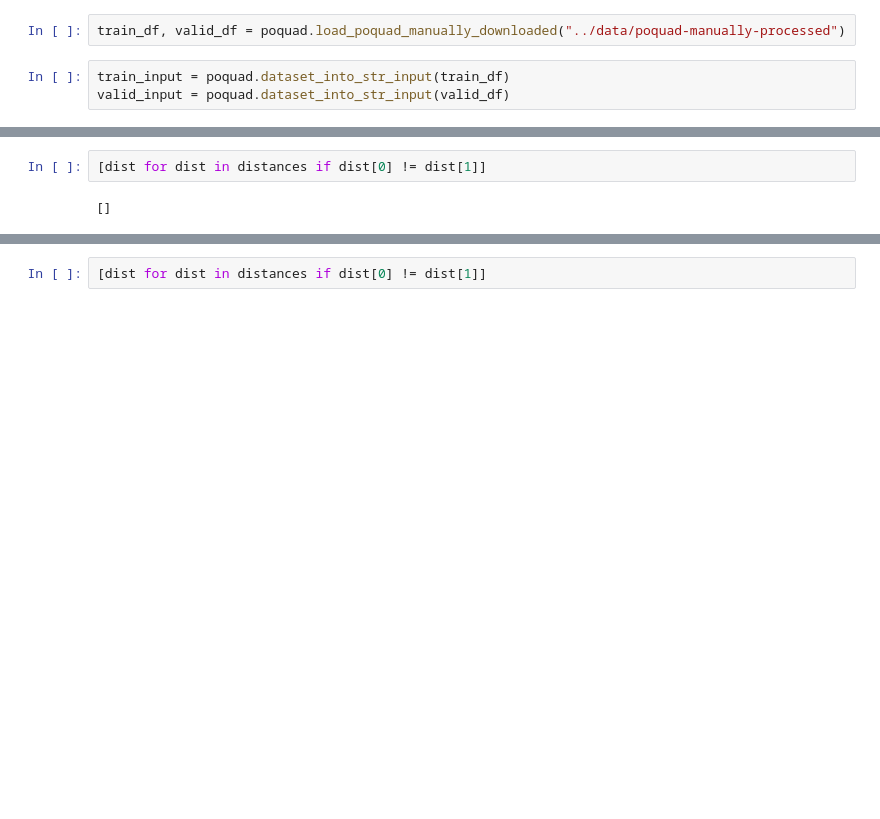
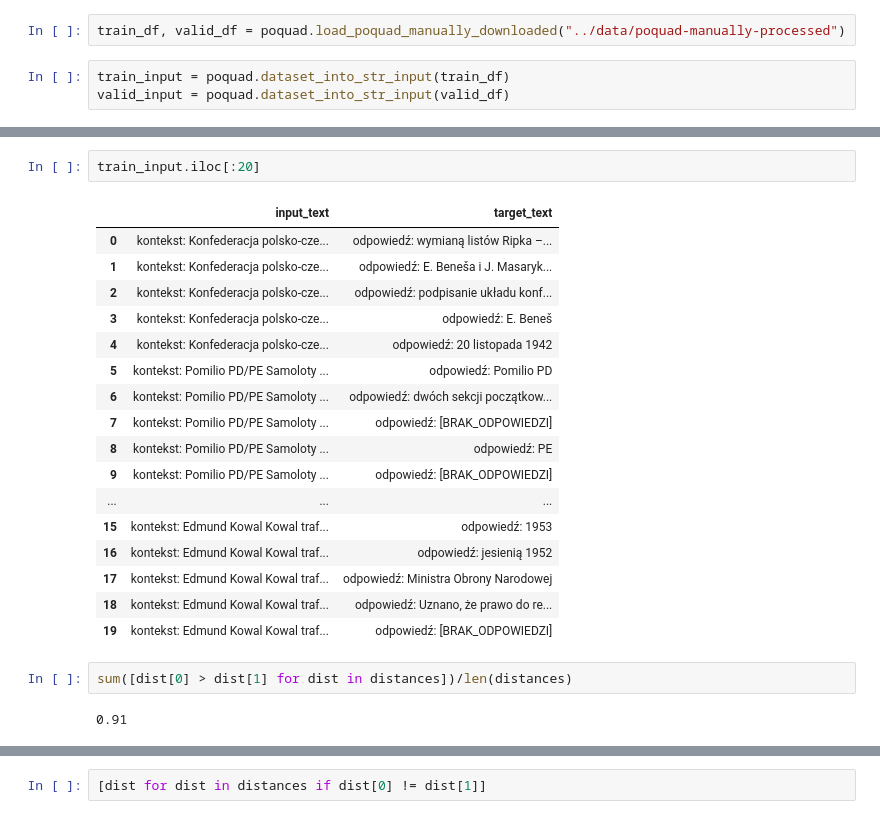
Before and after one commit to LazyDart/poleval-2024-qa, a Jupyter notebook: notebooks/5 Levenshtein Calculation before and after 1 epoch.ipynb, the cells around one changed output, grey strips where cells are left out. Drawn from its saved outputs; the diff is of its cells as text; blank space fills up the shorter version.

```diff
--- a/notebooks/5 Levenshtein Calculation before and after 1 epoch.ipynb
+++ b/notebooks/5 Levenshtein Calculation before and after 1 epoch.ipynb
@@ -37,7 +54,27 @@ for i in range(100):
+# %%
+train_input.iloc[:20]
+# %% [output]
+|  | input_text | target_text |
+| 0 | kontekst: Konfederacja polsko-cze... | odpowiedź: wymianą listów Ripka –... |
+| 1 | kontekst: Konfederacja polsko-cze... | odpowiedź: E. Beneša i J. Masaryk... |
+| 2 | kontekst: Konfederacja polsko-cze... | odpowiedź: podpisanie układu konf... |
+| 3 | kontekst: Konfederacja polsko-cze... | odpowiedź: E. Beneš |
+| 4 | kontekst: Konfederacja polsko-cze... | odpowiedź: 20 listopada 1942 |
+| 5 | kontekst: Pomilio PD/PE Samoloty ... | odpowiedź: Pomilio PD |
+| 6 | kontekst: Pomilio PD/PE Samoloty ... | odpowiedź: dwóch sekcji początkow... |
+| 7 | kontekst: Pomilio PD/PE Samoloty ... | odpowiedź: [BRAK_ODPOWIEDZI] |
+| 8 | kontekst: Pomilio PD/PE Samoloty ... | odpowiedź: PE |
+| 9 | kontekst: Pomilio PD/PE Samoloty ... | odpowiedź: [BRAK_ODPOWIEDZI] |
+| ... | ... | ... |
+| 15 | kontekst: Edmund Kowal Kowal traf... | odpowiedź: 1953 |
+| 16 | kontekst: Edmund Kowal Kowal traf... | odpowiedź: jesienią 1952 |
+| 17 | kontekst: Edmund Kowal Kowal traf... | odpowiedź: Ministra Obrony Narodowej |
+| 18 | kontekst: Edmund Kowal Kowal traf... | odpowiedź: Uznano, że prawo do re... |
+| 19 | kontekst: Edmund Kowal Kowal traf... | odpowiedź: [BRAK_ODPOWIEDZI] |
 # %%
-[dist for dist in distances if dist[0] != dist[1]]
+sum([dist[0] > dist[1] for dist in distances])/len(distances)
 # %% [output]
-[]
+0.91
 # %%
 sample["input_text"].iloc[i]
 # %% [output]
```
Also changed, not shown: parts of 8 cells of this notebook, 1 other file.
